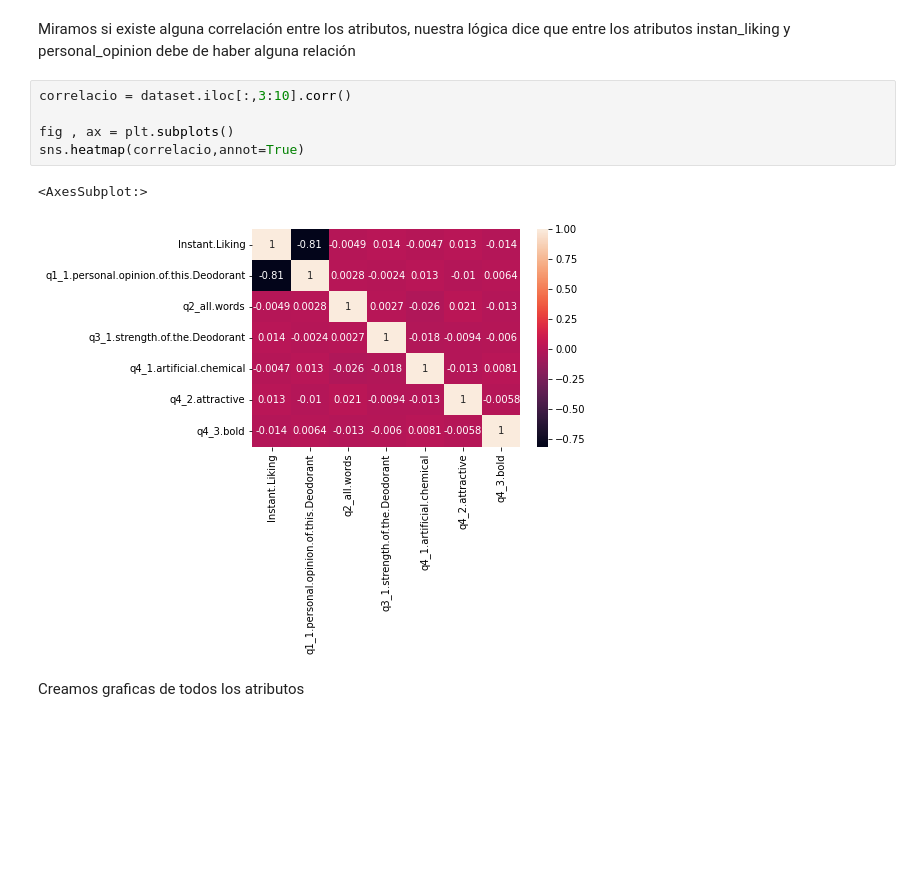
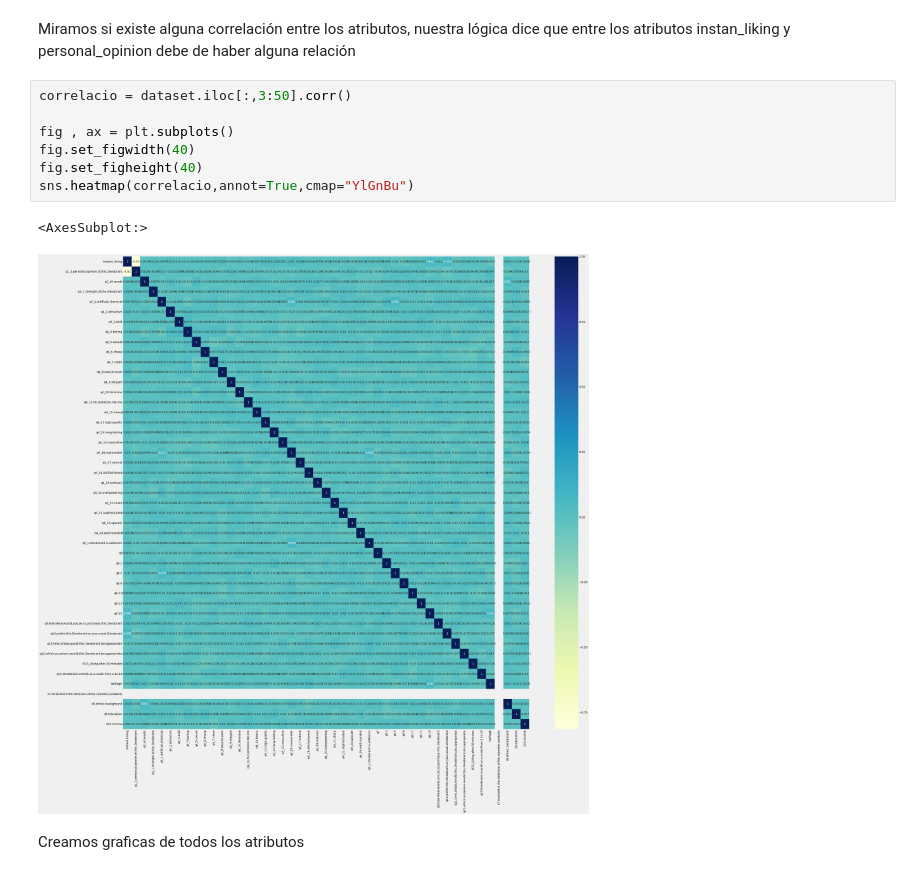
Before and after one commit to migueldemollet/ApCLaboratorio, a Jupyter notebook: Practica1.ipynb, the cells around one changed output. Saved outputs shown, nothing was run; the diff lists cells and outputs as text; blank space fills up the shorter version.

```diff
--- a/Practica1.ipynb
+++ b/Practica1.ipynb
@@ -194,13 +196,15 @@ plt.bar(dataset['Product'],dataset['mean'])
 # %% [markdown]
 Miramos si existe alguna correlación entre los atributos, nuestra lógica dice que entre los atributos instan_liking y personal_opinion debe de haber alguna relación
 # %%
-correlacio = dataset.iloc[:,3:10].corr()
+correlacio = dataset.iloc[:,3:50].corr()
 
 fig , ax = plt.subplots()
-sns.heatmap(correlacio,annot=True)
+fig.set_figwidth(40)
+fig.set_figheight(40)
+sns.heatmap(correlacio,annot=True,cmap="YlGnBu")
 # %% [output]
 <AxesSubplot:>
-[figure, old version]
+[figure, new version]
 # %% [markdown]
 Creamos graficas de todos los atributos
 # %%
```
Also changed, not shown: parts of 32 cells of this notebook.
